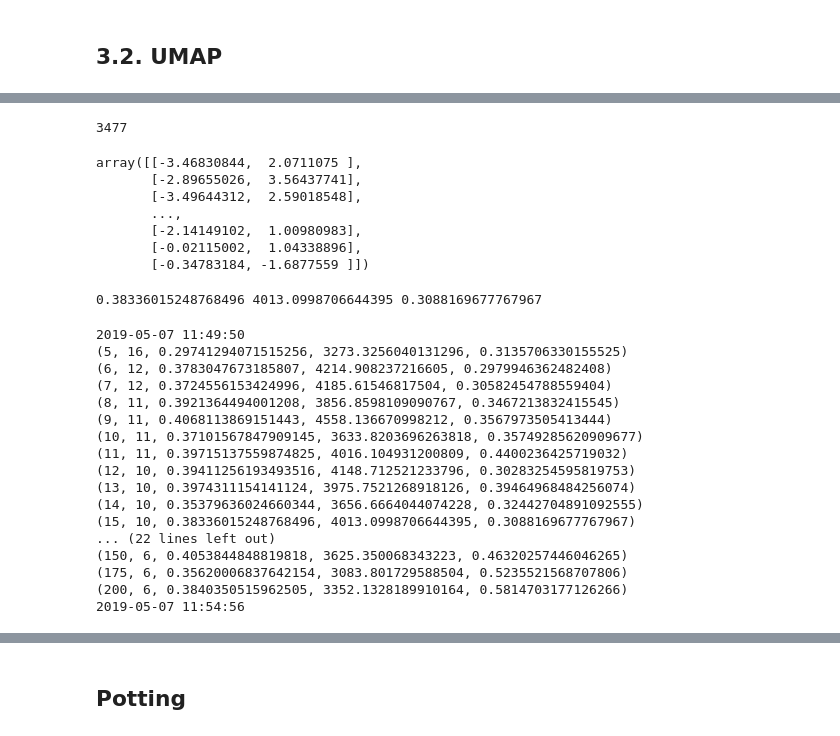
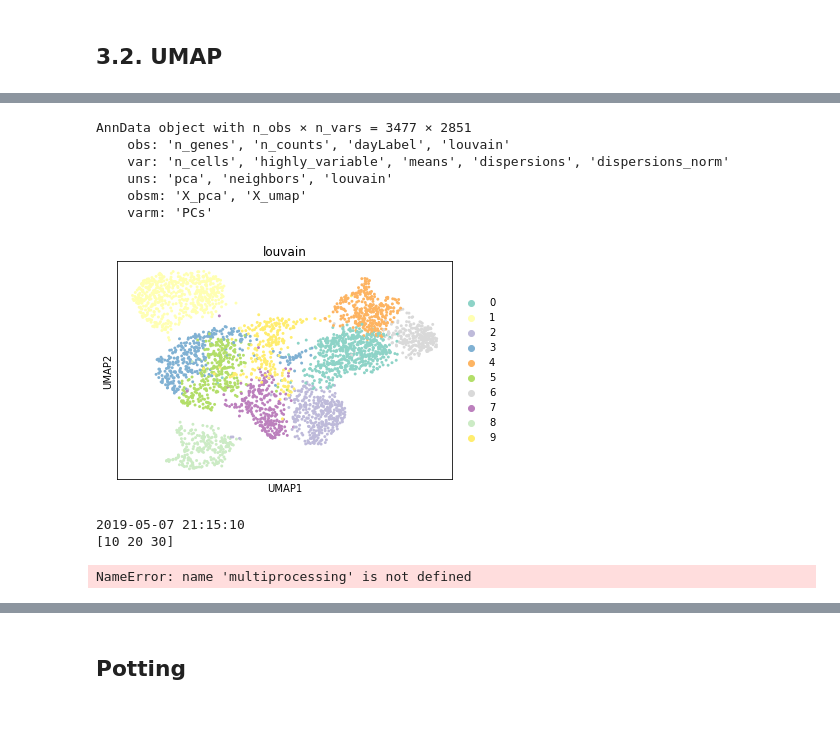
Before and after one commit to adelomana/malko, a Jupyter notebook: melanoma/visualization/genes/scanpy.genes.ipynb, the cells around one changed output, grey strips where cells are left out. Drawn from its saved outputs; the diff is of its cells as text; code cells hidden in the pictures.

```diff
--- a/melanoma/visualization/genes/scanpy.genes.ipynb
+++ b/melanoma/visualization/genes/scanpy.genes.ipynb
@@ -141,40 +175,20 @@ AnnData object with n_obs × n_vars = 3477 × 2851
+# %%
+adata
+# %% [output]
+AnnData object with n_obs × n_vars = 3477 × 2851
+    obs: 'n_genes', 'n_counts', 'dayLabel', 'louvain'
+    var: 'n_cells', 'highly_variable', 'means', 'dispersions', 'dispersions_norm'
+    uns: 'pca', 'neighbors', 'louvain'
+    obsm: 'X_pca', 'X_umap'
+    varm: 'PCs'
 # %%
 nei=15
 scanpy.pp.neighbors(adata,n_neighbors=nei,n_pcs=50)
 scanpy.tl.umap(adata)
 scanpy.tl.louvain(adata)
+scanpy.pl.umap(adata, color=['louvain'],palette='Set3')
+# %% [output]
+[figure, added]
-# %%
-test=adata.obs['louvain'].tolist()
-print(len(test))
-adata.obsm['X_umap']
-# %% [output]
-3477
-array([[-3.46830844,  2.0711075 ],
-       [-2.89655026,  3.56437741],
-       [-3.49644312,  2.59018548],
-       ...,
-       [-2.14149102,  1.00980983],
-       [-0.02115002,  1.04338896],
-       [-0.34783184, -1.6877559 ]])
-# %%
-categories=adata.obs['louvain'].cat.categories.tolist()
-
-ranks=[sum(adata.obs['louvain'].values == str(label)) for label in categories]
-standardDeviation=numpy.std(ranks)
-accDev=numpy.sum([numpy.abs(rank-int(numpy.mean(ranks))) for rank in ranks])
-
-# goodness of partition
-positions=adata.obsm['X_umap']
-categories=adata.obs['louvain'].tolist()
-numericCategories=[float(element) for element in categories]
-
-SS=sklearn.metrics.silhouette_score(positions,numericCategories,metric='euclidean')
-CHI=sklearn.metrics.calinski_harabaz_score(positions,numericCategories)
-VI=s_dbw.S_Dbw(positions,numericCategories)
-
-print(SS,CHI,score)
-# %% [output]
-0.38336015248768496 4013.0998706644395 0.3088169677767967
 # %%
 def stateFinder(nei):
 
@@ -216,37 +238,14 @@ numberOfNeighbors=numpy.arange(10,30+10,10)
 print(numberOfNeighbors)
 
 hydra=multiprocessing.pool.Pool(numberOfThreads)
-
 results=hydra.map(stateFinder,numberOfNeighbors)
-
-
-
-
-
-for nei in numberOfNeighbors:
-
-
 
 scanpy.settings.verbosity=5
 print(datetime.datetime.now().strftime("%Y-%m-%d %H:%M:%S"))
 # %% [output]
-2019-05-07 11:49:50
-(5, 16, 0.29741294071515256, 3273.3256040131296, 0.3135706330155525)
-(6, 12, 0.3783047673185807, 4214.908237216605, 0.2979946362482408)
-(7, 12, 0.3724556153424996, 4185.61546817504, 0.30582454788559404)
-(8, 11, 0.3921364494001208, 3856.8598109090767, 0.3467213832415545)
-(9, 11, 0.4068113869151443, 4558.136670998212, 0.3567973505413444)
-(10, 11, 0.37101567847909145, 3633.8203696263818, 0.35749285620909677)
-(11, 11, 0.39715137559874825, 4016.104931200809, 0.4400236425719032)
-(12, 10, 0.39411256193493516, 4148.712521233796, 0.30283254595819753)
-(13, 10, 0.3974311154141124, 3975.7521268918126, 0.39464968484256074)
-(14, 10, 0.35379636024660344, 3656.6664044074228, 0.32442704891092555)
-(15, 10, 0.38336015248768496, 4013.0998706644395, 0.3088169677767967)
-... (22 lines left out)
-(150, 6, 0.4053844848819818, 3625.350068343223, 0.46320257446046265)
-(175, 6, 0.35620006837642154, 3083.801729588504, 0.5235521568707806)
-(200, 6, 0.3840350515962505, 3352.1328189910164, 0.5814703177126266)
-2019-05-07 11:54:56
+2019-05-07 21:15:10
+[10 20 30]
+NameError: name 'multiprocessing' is not defined
 # %%
 a=[result[0] for result in results]
 b=[result[1] for result in results]
```
Also changed, not shown: parts of 12 cells of this notebook, 2 other files.
